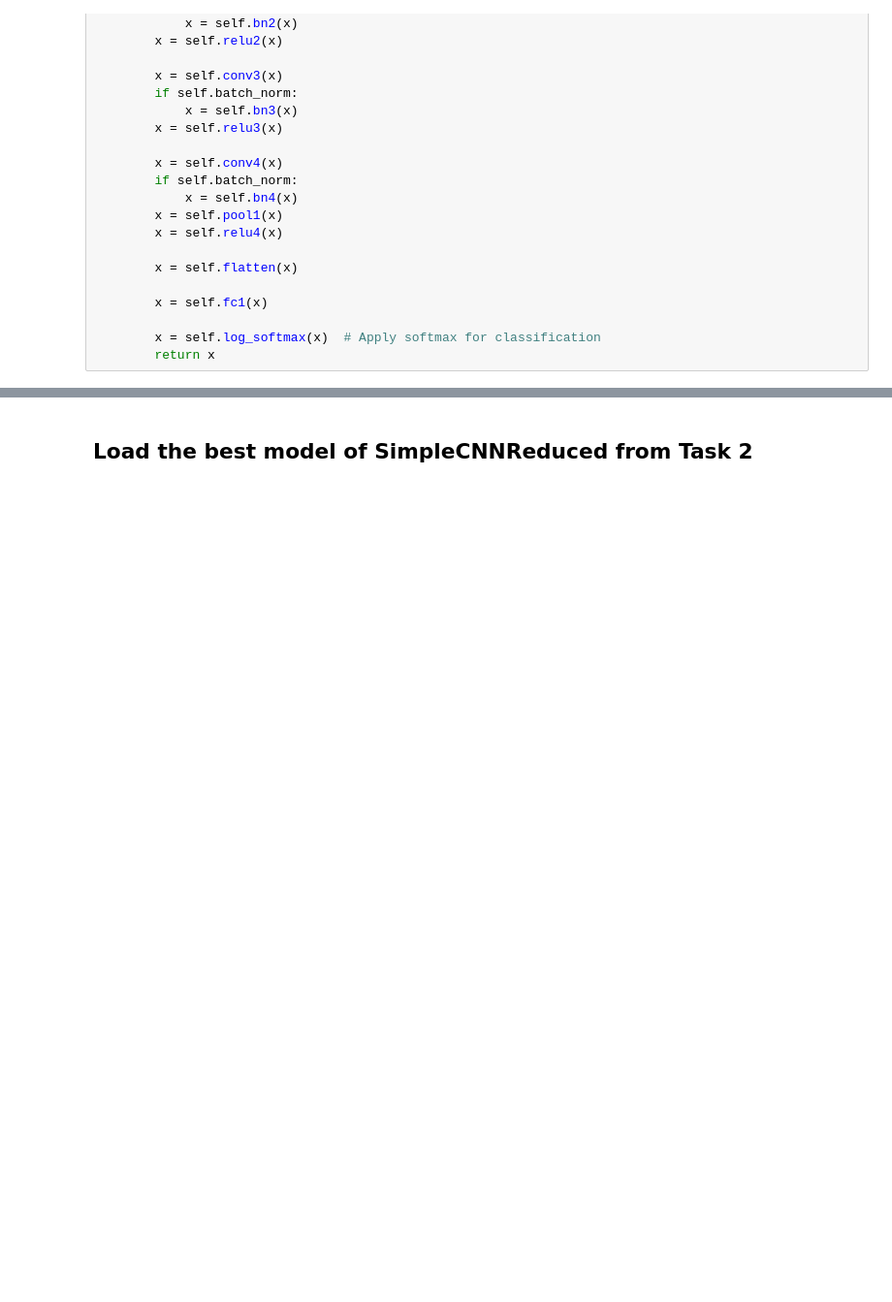
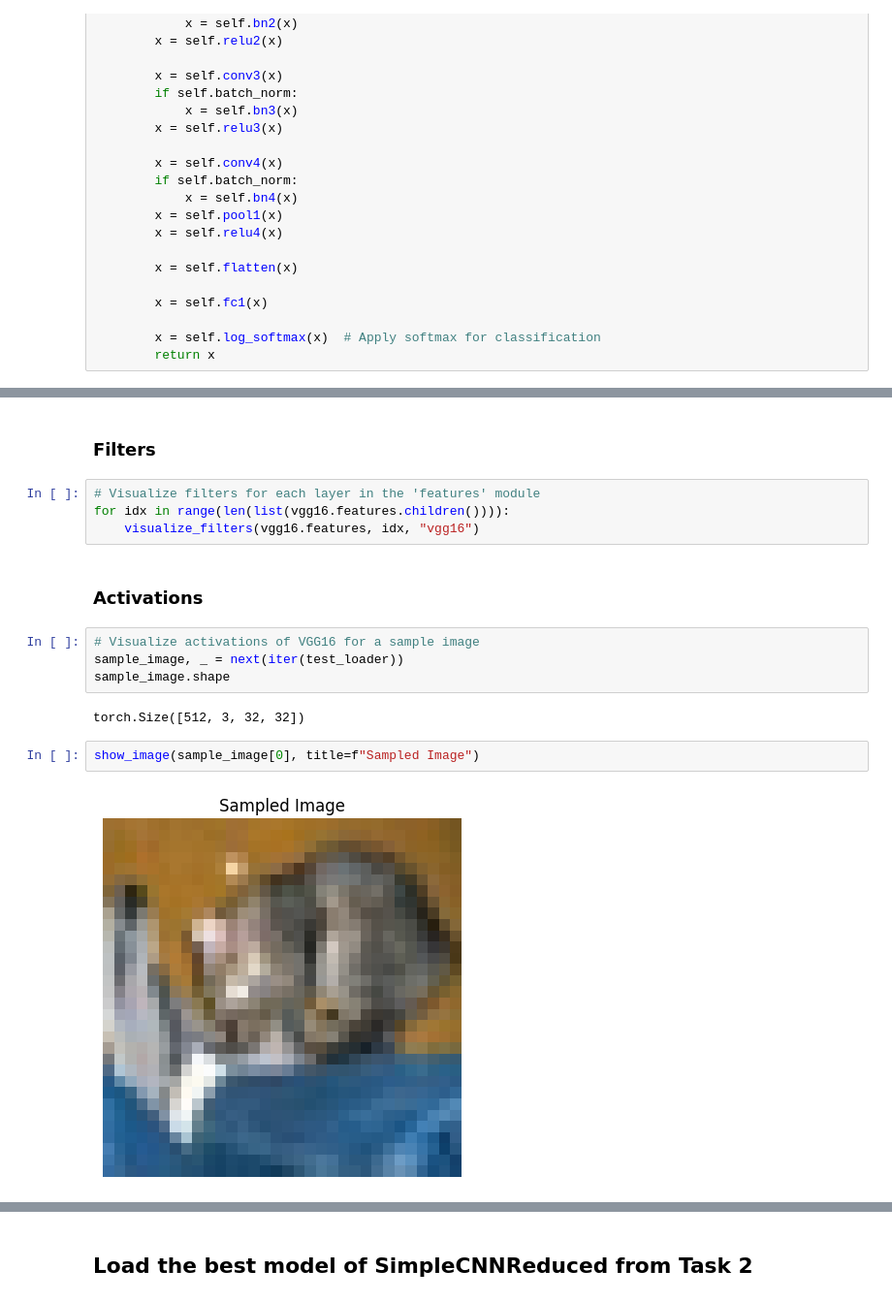
Before and after one commit to ilChapo/block3_AML, a Jupyter notebook: notebooks/3_Interpretability.ipynb, the cells around one changed output, grey strips where cells are left out. Shown: that part at 97% size. Saved outputs shown, nothing was run; the diff lists cells and outputs as text; blank space fills up the shorter version.

```diff
--- a/notebooks/3_Interpretability.ipynb
+++ b/notebooks/3_Interpretability.ipynb
@@ -276,0 +293,18 @@ class CustomCNNCifar(nn.Module):
+# %% [markdown]
+### Filters
+# %%
+# Visualize filters for each layer in the 'features' module
+for idx in range(len(list(vgg16.features.children()))):
+    visualize_filters(vgg16.features, idx, "vgg16")
+# %% [markdown]
+### Activations
+# %%
+# Visualize activations of VGG16 for a sample image
+sample_image, _ = next(iter(test_loader))
+sample_image.shape
+# %% [output]
+torch.Size([512, 3, 32, 32])
+# %%
+show_image(sample_image[0], title=f"Sampled Image")
+# %% [output]
+[figure, added]
```
Also changed, not shown: parts of 26 cells of this notebook, 28 other files.
